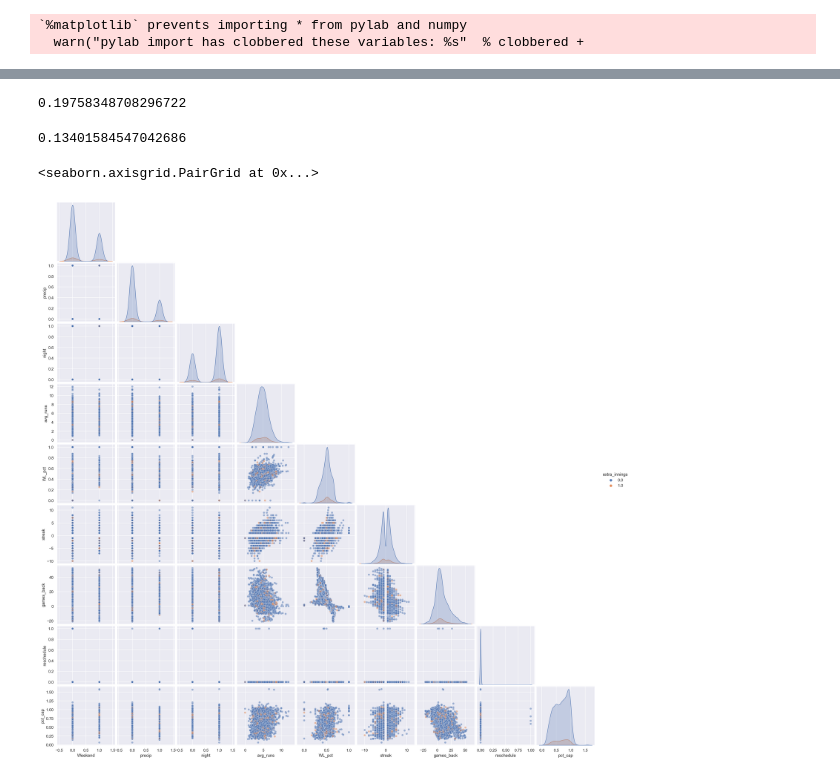
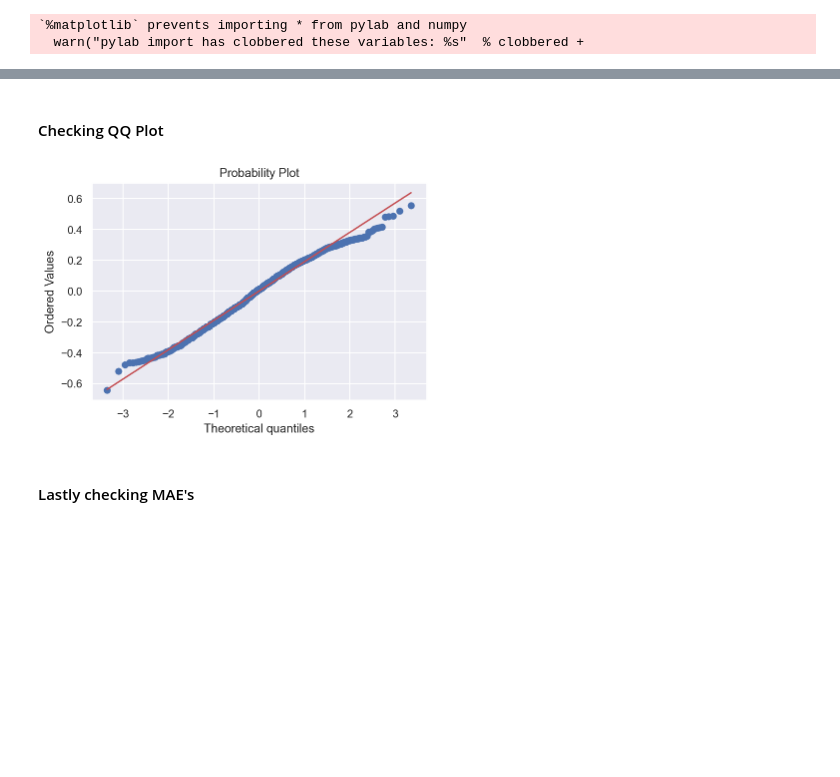
Before and after one commit to phillrich13/Linear-Regression, a Jupyter notebook: Stadium Attendance Regression.ipynb, the cells around one changed output, grey strips where cells are left out. Cells and saved outputs as stored; diff of their text form; code cells hidden in the pictures; blank space fills up the shorter version.

```diff
--- a/Stadium Attendance Regression.ipynb
+++ b/Stadium Attendance Regression.ipynb
@@ -233,14 +249,16 @@ mean(cross_val_score(lm3, X2, y, cv=kf, scoring='neg_mean_absolute_error'))
+# %% [markdown]
+#### Checking QQ Plot
+# %%
+import scipy.stats as stats
+stats.probplot(resid, dist="norm", plot=plt)
+
+plt.savefig("/Users/philliprichardson/Metis/Module 2/QQplot",bbox_inches='tight')
+# %% [output]
+[figure, added]
+# %% [markdown]
+#### Lastly checking MAE's
 # %%
+preds3= lasso.predict(X_train_poly_scaled)
+
 def MAE(actuals, preds): #mean absolute error
     return np.mean(np.abs(actuals-preds))
-
-MAE(y,preds)
-# %% [output]
-0.19758348708296722
-# %%
-def RMSE(actuals, preds): #root mean squared error
-    return np.sqrt(np.mean((actuals - preds)**2))
-
-RMSE(y2,preds)
-# %% [output]
-0.13401584547042686
@@ -251,5 +264,0 @@ test = all_features_fs[kf]
-# %%
-sns.pairplot(data = test, corner = True, hue = 'extra_innings', plot_kws = {'alpha': 0.5})
-# %% [output]
-<seaborn.axisgrid.PairGrid at 0x...>
-[figure, removed]
```
Also changed, not shown: parts of 38 cells of this notebook, 1 other file.
